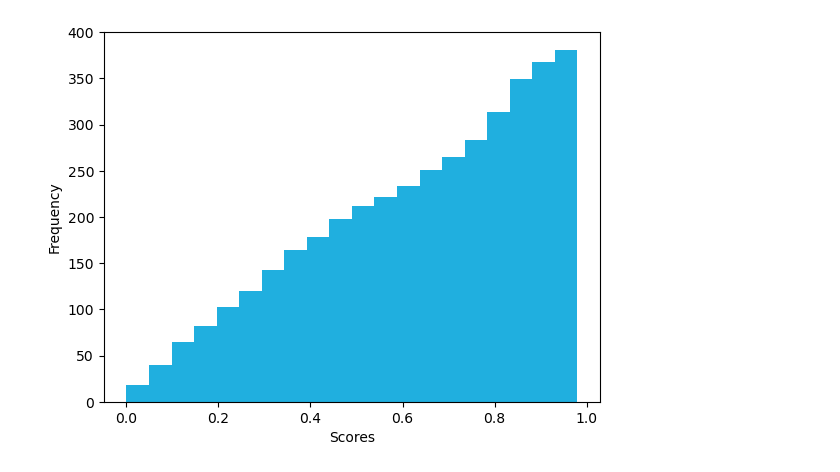
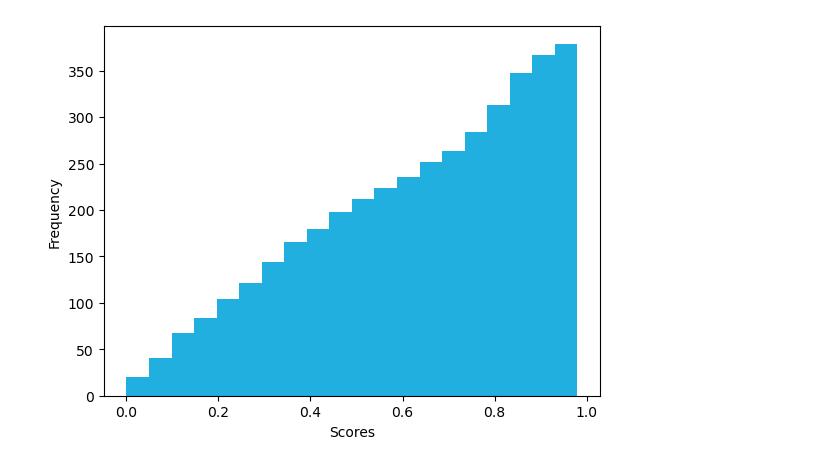
Before and after one commit to RECETOX/ei_spectra_predictions, a Jupyter notebook: analysis/Python_scripts/histograms.ipynb, the cells around one changed output. Saved outputs shown, nothing was run; the diff lists cells and outputs as text; code cells hidden in the pictures.

```diff
--- a/analysis/Python_scripts/histograms.ipynb
+++ b/analysis/Python_scripts/histograms.ipynb
@@ -6,6 +6,8 @@ from matplotlib import pyplot as plt
 from utils import *
 from plotting import *
 # %%
-matchms_scores = pd.read_csv("../data/output_matching/matchms/matchms_tol_0.01_1%I_all_peaks_with_0s_only_matching.tsv", sep="\t")
+matchms_scores = pd.read_csv("../data/output_matching/matchms/matchms_tol_0.0035_1%I_all_peaks_with_0s_only_matching.tsv", sep="\t")
+matchms_scores.rename(columns={'CosineHungarian_0.0035_0.0_1.0_scores': 'scores'}, inplace=True)
+matchms_scores.rename(columns={'CosineHungarian_0.0035_0.0_1.0_matches': 'matches'}, inplace=True)
 matchms_scores = append_classes(matchms_scores, 'query')
 merged = append_spectrum_metadata(matchms_scores)
@@ -30,8 +14,8 @@ merged = append_spectrum_metadata(matchms_scores)
 # %%
-plt.hist(merged['CosineHungarian_0.01_0.0_1.0_scores'], bins=20,color='#20afdf', cumulative=True)
+plt.hist(merged['scores'], bins=20,color='#20afdf', cumulative=True)
 plt.xlabel('Scores')
 plt.ylabel('Frequency')
 plt.show()
 # %% [output]
-[figure, old version]
+[figure, new version]
 # %%
```
Also changed, not shown: parts of 9 cells of this notebook, 3 other files.
